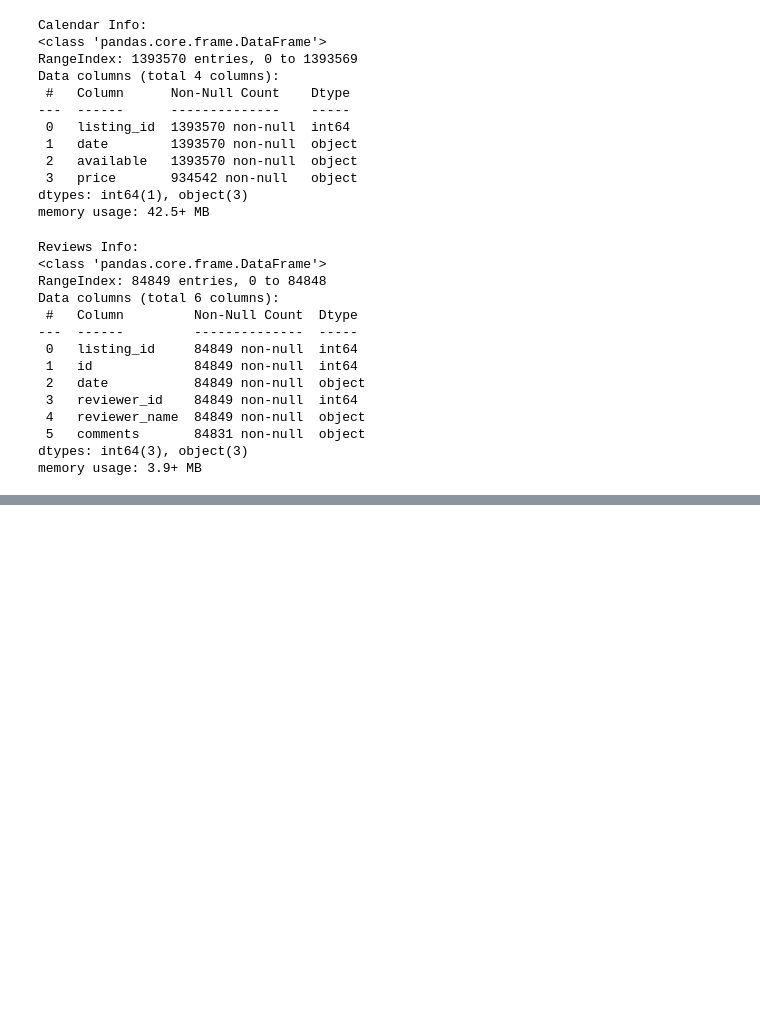
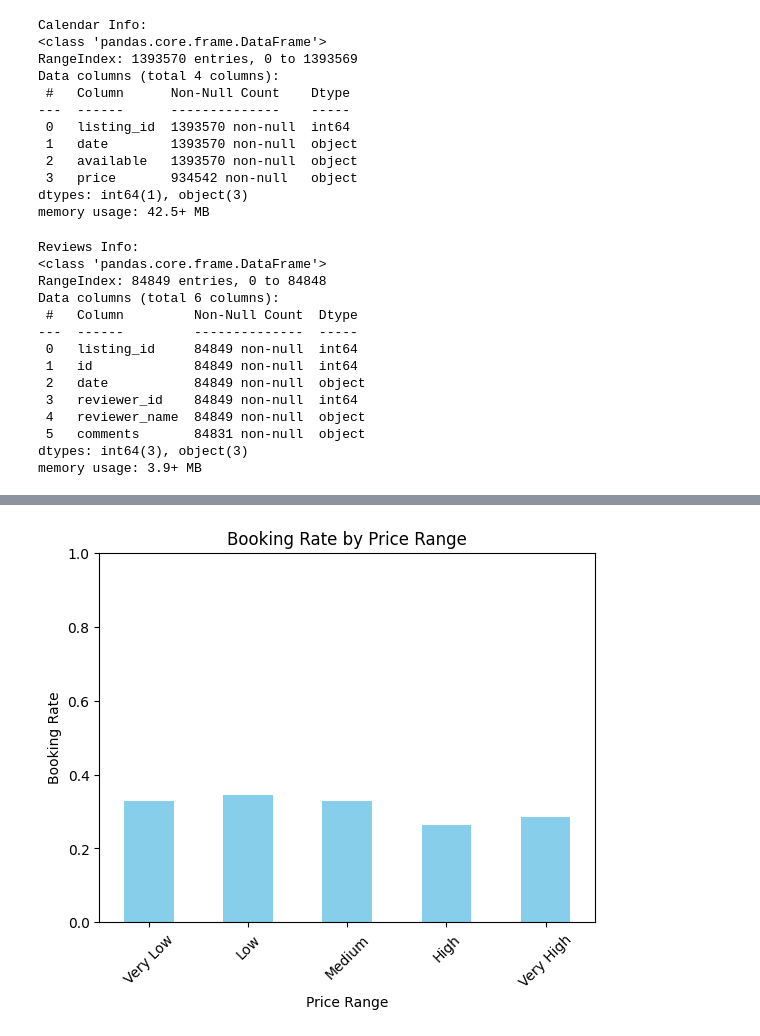
Before and after one commit to noorAlsaud/seattleAirbnb, a Jupyter notebook: airbnb_seattle.ipynb, the cells around one changed output, grey strips where cells are left out. Cells and saved outputs as stored; diff of their text form; code cells hidden in the pictures; blank space fills up the shorter version.

```diff
--- a/airbnb_seattle.ipynb
+++ b/airbnb_seattle.ipynb
@@ -649,0 +704,3 @@ comments                   0         0.0
+# %%
+# Convert 'available' column to boolean
+relevant_data['available'] = relevant_data['available'].map({'t': True, 'f': False})
@@ -649,0 +712,2 @@ comments                   0         0.0
+# %%
+relevant_data['booked'] = ~relevant_data['available']
@@ -649,0 +724,10 @@ comments                   0         0.0
+# %%
+# Bin prices into 5 ranges
+relevant_data['price_bin'] = pd.cut(
+    relevant_data['price'],
+    bins=5,
+    labels=['Very Low', 'Low', 'Medium', 'High', 'Very High']
+)
+# %%
+# Calculate booking rate by price bin
+price_booking_rate = relevant_data.groupby('price_bin')['booked'].mean()
@@ -649,0 +745,10 @@ comments                   0         0.0
+# %%
+# Plot booking rate by price range
+price_booking_rate.plot(kind='bar', title='Booking Rate by Price Range', color='skyblue')
+plt.xlabel('Price Range')
+plt.ylabel('Booking Rate')
+plt.ylim(0, 1)  # Set y-axis limits to 0-1 for better comparison
+plt.xticks(rotation=45)
+plt.show()
+# %% [output]
+[figure, added]
```
Also changed, not shown: parts of 81 cells of this notebook.
